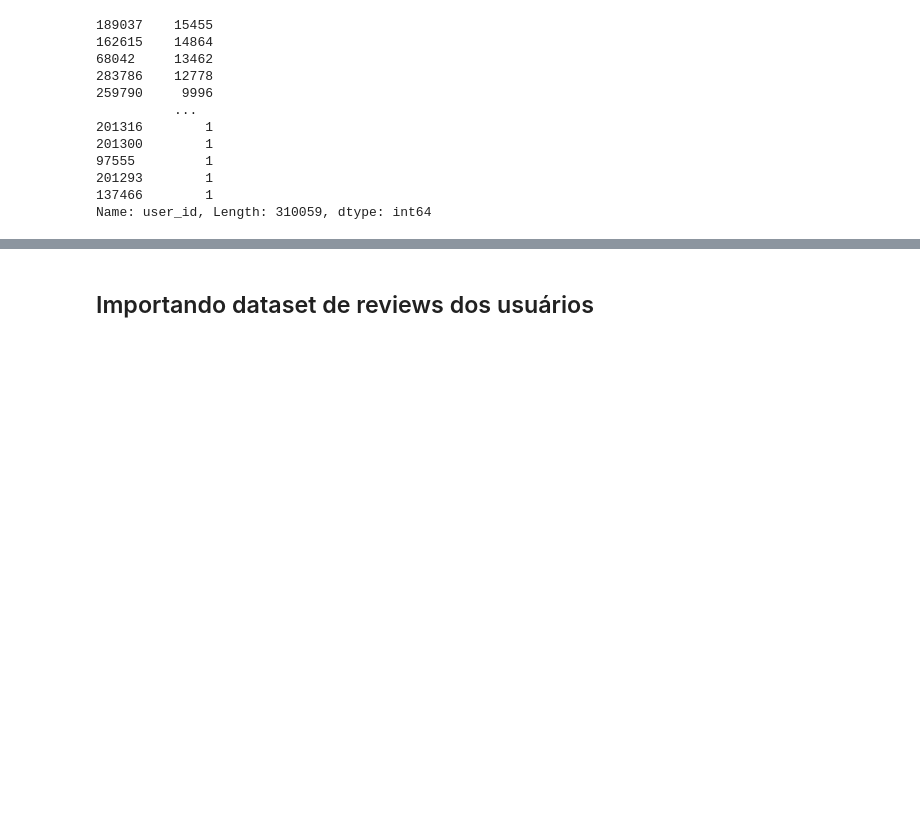
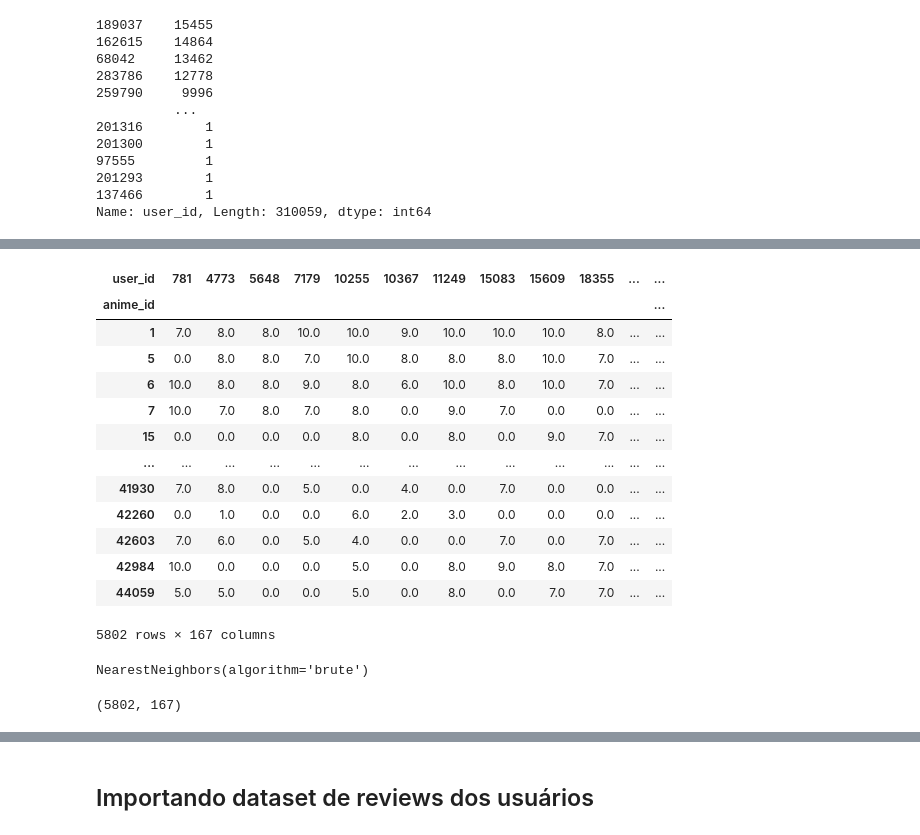
Before and after one commit to roxacarv/Sistema-de-Recomendacao-para-PISI4, a Jupyter notebook: Dados_MAL_2020.ipynb, the cells around one changed output, grey strips where cells are left out. Cells and saved outputs as stored; diff of their text form; code cells hidden in the pictures; blank space fills up the shorter version.

Commit message:
Treinamento de modelo adicionado

```diff
--- a/Dados_MAL_2020.ipynb
+++ b/Dados_MAL_2020.ipynb
@@ -150,0 +227,18 @@ NameError: ignored
+# %%
+animes_transposition.fillna(0, inplace=True)
+animes_transposition
+# %% [output]
+| user_id | 781 | 4773 | 5648 | 7179 | 10255 | 10367 | 11249 | 15083 | 15609 | 18355 | ... | ... |
+| anime_id |  |  |  |  |  |  |  |  |  |  |  | ... |
+| 1 | 7.0 | 8.0 | 8.0 | 10.0 | 10.0 | 9.0 | 10.0 | 10.0 | 10.0 | 8.0 | ... | ... |
+| 5 | 0.0 | 8.0 | 8.0 | 7.0 | 10.0 | 8.0 | 8.0 | 8.0 | 10.0 | 7.0 | ... | ... |
+| 6 | 10.0 | 8.0 | 8.0 | 9.0 | 8.0 | 6.0 | 10.0 | 8.0 | 10.0 | 7.0 | ... | ... |
+| 7 | 10.0 | 7.0 | 8.0 | 7.0 | 8.0 | 0.0 | 9.0 | 7.0 | 0.0 | 0.0 | ... | ... |
+| 15 | 0.0 | 0.0 | 0.0 | 0.0 | 8.0 | 0.0 | 8.0 | 0.0 | 9.0 | 7.0 | ... | ... |
+| ... | ... | ... | ... | ... | ... | ... | ... | ... | ... | ... | ... | ... |
+| 41930 | 7.0 | 8.0 | 0.0 | 5.0 | 0.0 | 4.0 | 0.0 | 7.0 | 0.0 | 0.0 | ... | ... |
+| 42260 | 0.0 | 1.0 | 0.0 | 0.0 | 6.0 | 2.0 | 3.0 | 0.0 | 0.0 | 0.0 | ... | ... |
+| 42603 | 7.0 | 6.0 | 0.0 | 5.0 | 4.0 | 0.0 | 0.0 | 7.0 | 0.0 | 7.0 | ... | ... |
+| 42984 | 10.0 | 0.0 | 0.0 | 0.0 | 5.0 | 0.0 | 8.0 | 9.0 | 8.0 | 7.0 | ... | ... |
+| 44059 | 5.0 | 5.0 | 0.0 | 0.0 | 5.0 | 0.0 | 8.0 | 0.0 | 7.0 | 7.0 | ... | ... |
+5802 rows × 167 columns
@@ -150,0 +249,6 @@ NameError: ignored
+# %%
+# Treinando o algoritmo de testes
+knn_model = NearestNeighbors(algorithm="brute")
+knn_model.fit(animes_sparse)
+# %% [output]
+NearestNeighbors(algorithm='brute')
@@ -150,0 +257,4 @@ NameError: ignored
+# %%
+animes_transposition.shape
+# %% [output]
+(5802, 167)
```
Also changed, not shown: parts of 21 cells of this notebook.
